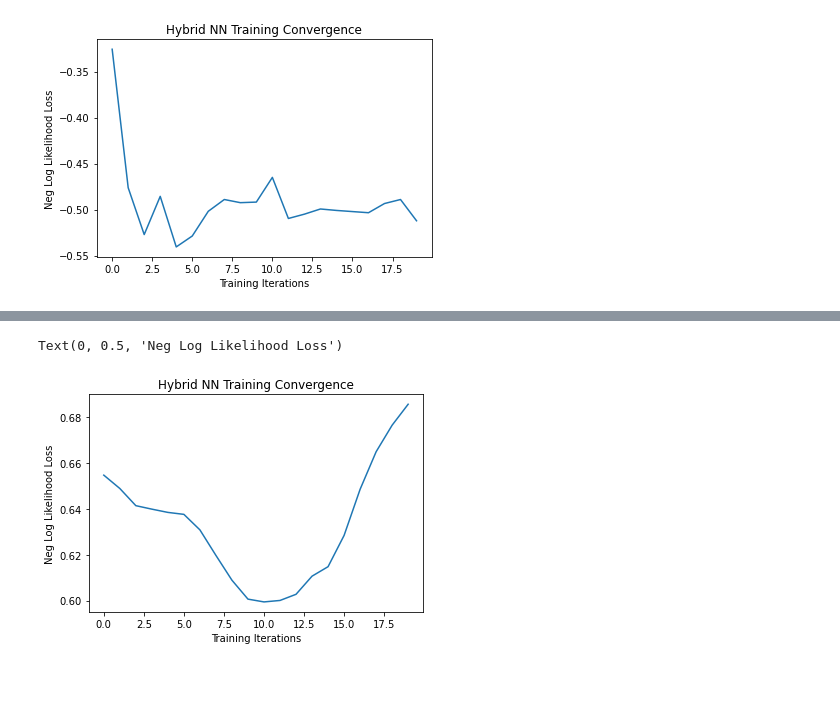
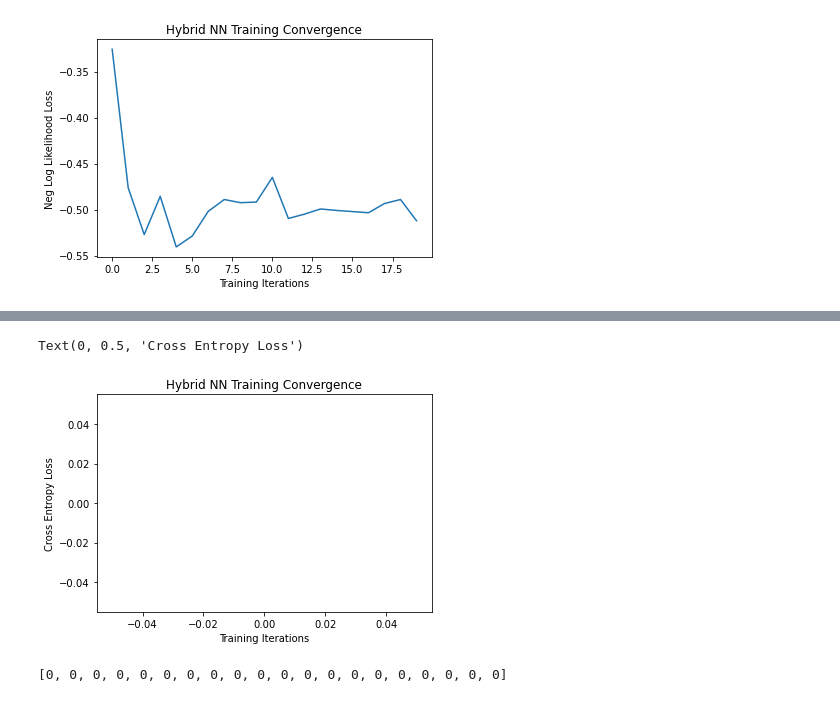
Before and after one commit to mattwright99/QMIND-VQC, a Jupyter notebook: src/RandomCircuit/quanvolutionalRandomCircuit.ipynb, the cells around one changed output, grey strips where cells are left out. Saved outputs shown, nothing was run; the diff lists cells and outputs as text; code cells hidden in the pictures.

```diff
--- a/src/RandomCircuit/quanvolutionalRandomCircuit.ipynb
+++ b/src/RandomCircuit/quanvolutionalRandomCircuit.ipynb
@@ -66,7 +77,7 @@ def quanvolutionESU2(N_dims, gates=['rx', 'rz'], reps=1, entanglement='circular'
             qc.compose(rotation(gate, start), range(N_dims), inplace=True)
             start += N_dims
 
-        qc.compose(entanglement(), range(N_dims), inplace=True)
+        if N_dims > 1: qc.compose(entanglement(), range(N_dims), inplace=True)
 
         if (reps == 1 or i == reps-1):
             if insert_barrier: qc.barrier()
@@ -156,7 +183,7 @@ class HybridFunction(Function):
         """ Forward pass computation """
         ctx.shift = shift
         ctx.quantum_circuit = quantum_circuit
-        expectation_z = ctx.quantum_circuit.run((input.tolist()))
+        expectation_z = ctx.quantum_circuit.run(input.tolist())
         result = torch.tensor([expectation_z])
         ctx.save_for_backward(input, result)
 
@@ -166,7 +193,7 @@ class HybridFunction(Function):
     def backward(ctx, grad_output):
         """ Backward pass computation """
         input, expectation_z = ctx.saved_tensors
-        input_list = np.array((input.tolist()))
+        input_list = np.array(input.tolist())
 
 
         """shift_right = input_list + np.ones(input_list.shape) * ctx.shift
@@ -191,9 +218,9 @@ class HybridFunction(Function):
 class Hybrid(nn.Module):
     """ Hybrid quantum - classical layer definition """
 
-    def __init__(self, backend, shots, shift):
+    def __init__(self, backend, shots, shift, nQubits, grad='param_shift', gates=['rx','ry','rz'], entanglement='linear', reps=1):
         super(Hybrid, self).__init__()
-        self.qc = QC(1, backend, shots)
+        self.qc = QC(nQubits, backend, shots, grad=grad, gates=gates, entanglement=entanglement, reps=reps)
         self.shift = [np.pi/2 for i in range(self.qc.nParams)]
 
     def forward(self, input):
@@ -379,18 +390,32 @@ tensor([[0.],
 class Net(nn.Module):
     def __init__(self):
         super(Net, self).__init__()
-        self.hybrid = Hybrid(Aer.get_backend('qasm_simulator'), 512, np.pi / 4)
+
+        self.hybrid = Hybrid(Aer.get_backend('qasm_simulator'),
+                             1024,
+                             np.pi / 4, # This doesn't do anything right now
+                             nQubits=1,
+                             grad='lin_comb',
+                             entanglement='linear',
+                             gates=['rx', 'ry', 'rz'],
+                             reps=1)
+
         n = self.hybrid.qc.nParams
-        self.fc1 = nn.Linear(4, n)
+        m = 16
+        self.fc1 = nn.Linear(m, n)
+        self.fc2 = nn.Linear(4, m)
+        self.f = nn.LeakyReLU()
 
     def forward(self, x):
-        x = F.relu(self.fc1(x))
+        x = self.f(self.fc2(x))
+        x = self.fc1(x)
         x = self.hybrid(x)
         x = torch.sigmoid(x)
         return x
 # %%
 model = Net()
-optimizer = optim.Adam(model.parameters())
+
+optimizer = optim.Adam(model.parameters(), lr=0.01)
 loss_func = nn.BCELoss()
 epochs = 20
 loss_list = []
@@ -403,7 +428,7 @@ for epoch in range(epochs):
         # Forward pass
         output = model(data)
         # Calculating loss
-        loss = loss_func(output[0], target)
+        loss = loss_func(output, target)
         # Backward pass
         loss.backward()
         # Optimize the weights
@@ -437,15 +462,18 @@ Training [100%] Loss: 0.6858
 # %%
 plt.plot(loss_list)
 plt.title('Hybrid NN Training Convergence')
 plt.xlabel('Training Iterations')
-plt.ylabel('Neg Log Likelihood Loss')
+plt.ylabel('Cross Entropy Loss')
 # %% [output]
-Text(0, 0.5, 'Neg Log Likelihood Loss')
+Text(0, 0.5, 'Cross Entropy Loss')
-[figure, old version]
+[figure, new version]
 # %%
 preds = []
 with torch.no_grad():
     for val in x_test:
         y_hat = model.forward(val)
         preds.append(y_hat.argmax().item())
+print(preds)
+# %% [output]
+[0, 0, 0, 0, 0, 0, 0, 0, 0, 0, 0, 0, 0, 0, 0, 0, 0, 0, 0, 0]
 # %%
```
Also changed, not shown: parts of 7 cells of this notebook.
